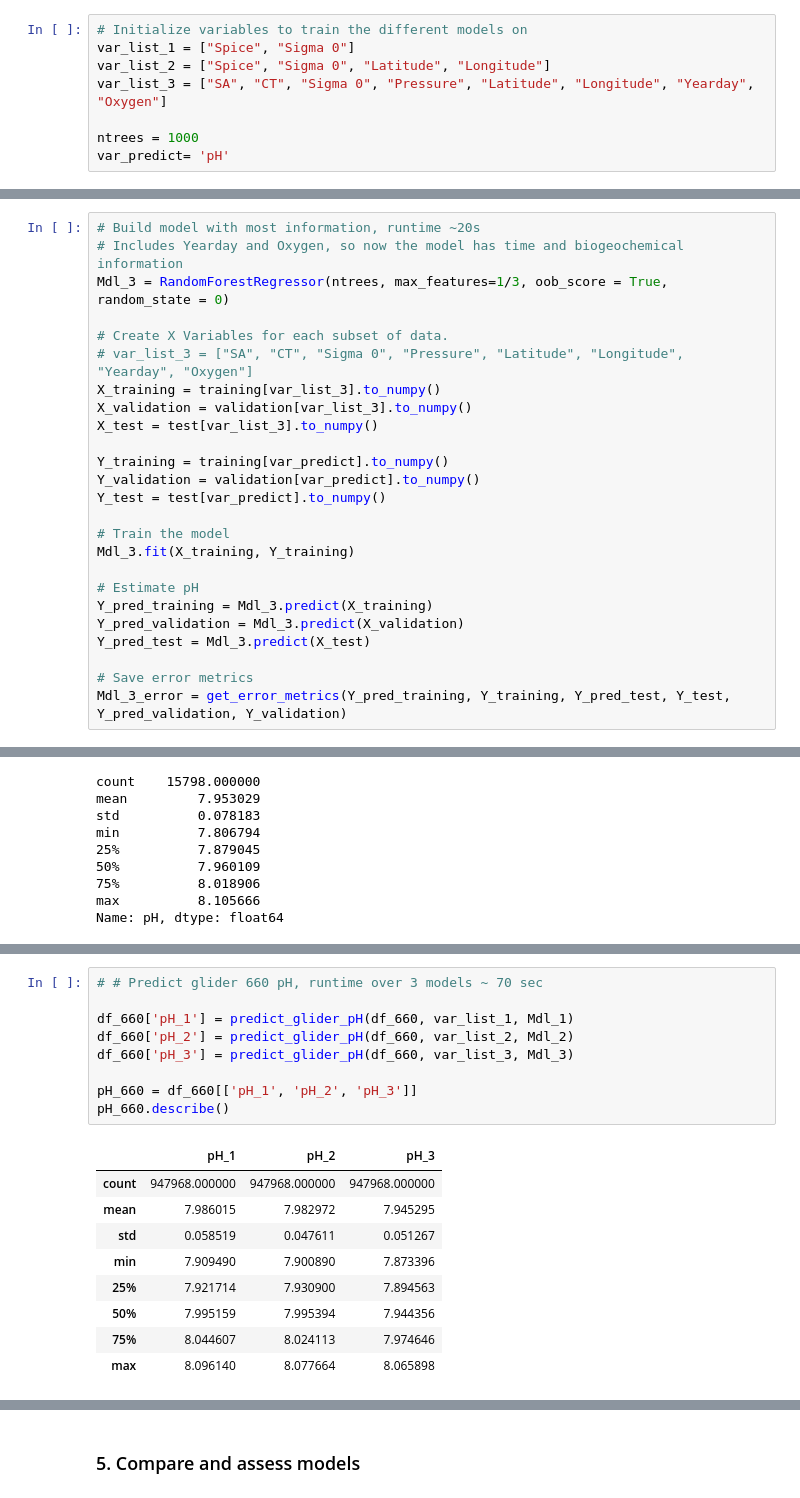
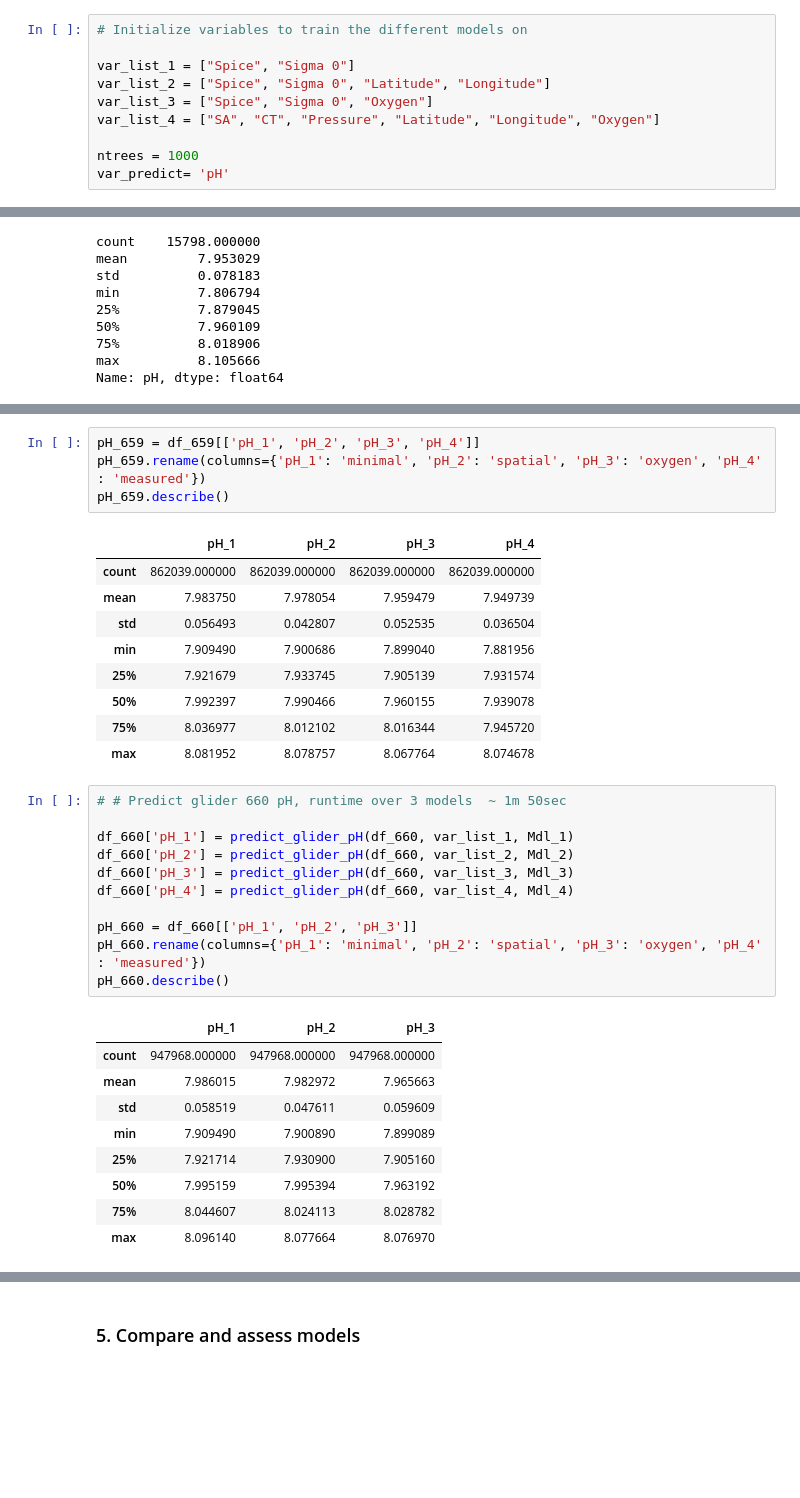
Before and after one commit to UW-MLGEO/MLGEO2022_sangsong, a Jupyter notebook: ml-sogos/scripts/sogos_overview.ipynb, the cells around one changed output, grey strips where cells are left out. Saved outputs shown, nothing was run; the diff lists cells and outputs as text; blank space fills up the shorter version.

Commit message:
4 model version

```diff
--- a/ml-sogos/scripts/sogos_overview.ipynb
+++ b/ml-sogos/scripts/sogos_overview.ipynb
@@ -280,8 +258,10 @@ Goal: Run three different models with different choice of variables used as feat
 # %%
 # Initialize variables to train the different models on
+
 var_list_1 = ["Spice", "Sigma 0"]
 var_list_2 = ["Spice", "Sigma 0", "Latitude", "Longitude"]
-var_list_3 = ["SA", "CT", "Sigma 0", "Pressure", "Latitude", "Longitude", "Yearday", "Oxygen"]
+var_list_3 = ["Spice", "Sigma 0", "Oxygen"]
+var_list_4 = ["SA", "CT", "Pressure", "Latitude", "Longitude", "Oxygen"]
 
 ntrees = 1000
 var_predict= 'pH'
@@ -362,28 +360,3 @@ Mdl_2_error = get_error_metrics(Y_pred_training, Y_training, Y_pred_test, Y_test
 - Add version including all data (CT, SA pressure, oxygen, lat, lon, buoyancy gradient(?) to estimate pH)
 - May be overfitted because variables are so correlated to one another
 - Perhaps should still not include time information (i.e. yearday or fake season component)?
-# %%
-# Build model with most information, runtime ~20s
-# Includes Yearday and Oxygen, so now the model has time and biogeochemical information
-Mdl_3 = RandomForestRegressor(ntrees, max_features=1/3, oob_score = True, random_state = 0)
-
-# Create X Variables for each subset of data.
-# var_list_3 = ["SA", "CT", "Sigma 0", "Pressure", "Latitude", "Longitude", "Yearday", "Oxygen"]
-X_training = training[var_list_3].to_numpy()
-X_validation = validation[var_list_3].to_numpy()
-X_test = test[var_list_3].to_numpy()
-
-Y_training = training[var_predict].to_numpy()
-Y_validation = validation[var_predict].to_numpy()
-Y_test = test[var_predict].to_numpy()
-
-# Train the model
-Mdl_3.fit(X_training, Y_training)
-
-# Estimate pH
-Y_pred_training = Mdl_3.predict(X_training)
-Y_pred_validation = Mdl_3.predict(X_validation)
-Y_pred_test = Mdl_3.predict(X_test)
-
-# Save error metrics
-Mdl_3_error = get_error_metrics(Y_pred_training, Y_training, Y_pred_test, Y_test, Y_pred_validation, Y_validation)
@@ -444,22 +430,38 @@ pH_659.describe()
+# %%
+pH_659 = df_659[['pH_1', 'pH_2', 'pH_3', 'pH_4']]
+pH_659.rename(columns={'pH_1': 'minimal', 'pH_2': 'spatial', 'pH_3': 'oxygen', 'pH_4' : 'measured'})
+pH_659.describe()
+# %% [output]
+|  | pH_1 | pH_2 | pH_3 | pH_4 |
+| count | 862039.000000 | 862039.000000 | 862039.000000 | 862039.000000 |
+| mean | 7.983750 | 7.978054 | 7.959479 | 7.949739 |
+| std | 0.056493 | 0.042807 | 0.052535 | 0.036504 |
+| min | 7.909490 | 7.900686 | 7.899040 | 7.881956 |
+| 25% | 7.921679 | 7.933745 | 7.905139 | 7.931574 |
+| 50% | 7.992397 | 7.990466 | 7.960155 | 7.939078 |
+| 75% | 8.036977 | 8.012102 | 8.016344 | 7.945720 |
+| max | 8.081952 | 8.078757 | 8.067764 | 8.074678 |
 # %%
-# # Predict glider 660 pH, runtime over 3 models ~ 70 sec
+# # Predict glider 660 pH, runtime over 3 models  ~ 1m 50sec
 
 df_660['pH_1'] = predict_glider_pH(df_660, var_list_1, Mdl_1)
 df_660['pH_2'] = predict_glider_pH(df_660, var_list_2, Mdl_2)
 df_660['pH_3'] = predict_glider_pH(df_660, var_list_3, Mdl_3)
+df_660['pH_4'] = predict_glider_pH(df_660, var_list_4, Mdl_4)
 
 pH_660 = df_660[['pH_1', 'pH_2', 'pH_3']]
+pH_660.rename(columns={'pH_1': 'minimal', 'pH_2': 'spatial', 'pH_3': 'oxygen', 'pH_4' : 'measured'})
 pH_660.describe()
 # %% [output]
 |  | pH_1 | pH_2 | pH_3 |
 | count | 947968.000000 | 947968.000000 | 947968.000000 |
-| mean | 7.986015 | 7.982972 | 7.945295 |
-| std | 0.058519 | 0.047611 | 0.051267 |
-| min | 7.909490 | 7.900890 | 7.873396 |
-| 25% | 7.921714 | 7.930900 | 7.894563 |
-| 50% | 7.995159 | 7.995394 | 7.944356 |
-| 75% | 8.044607 | 8.024113 | 7.974646 |
-| max | 8.096140 | 8.077664 | 8.065898 |
+| mean | 7.986015 | 7.982972 | 7.965663 |
+| std | 0.058519 | 0.047611 | 0.059609 |
+| min | 7.909490 | 7.900890 | 7.899089 |
+| 25% | 7.921714 | 7.930900 | 7.905160 |
+| 50% | 7.995159 | 7.995394 | 7.963192 |
+| 75% | 8.044607 | 8.024113 | 8.028782 |
+| max | 8.096140 | 8.077664 | 8.076970 |
 # %%
 gp_659['pH_1'] = sg.dfvar_to_darray(df_659, 'pH_1')
 gp_659['pH_2'] = sg.dfvar_to_darray(df_659, 'pH_2')
```
Also changed, not shown: parts of 53 cells of this notebook, 1 other file.
